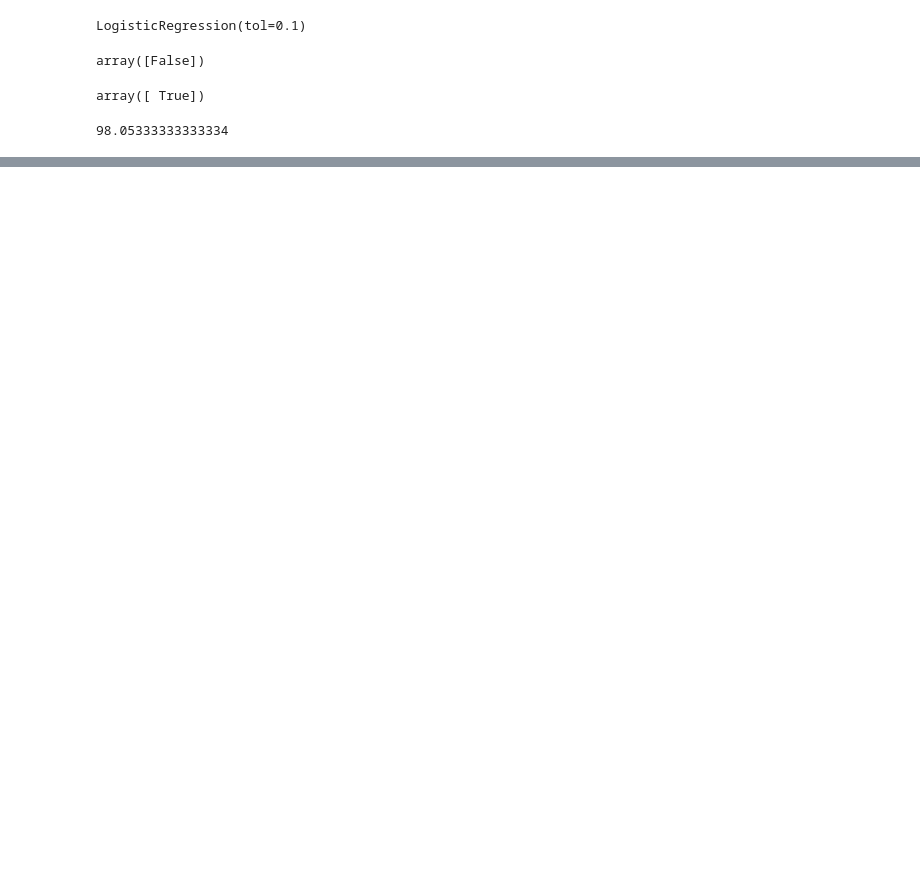
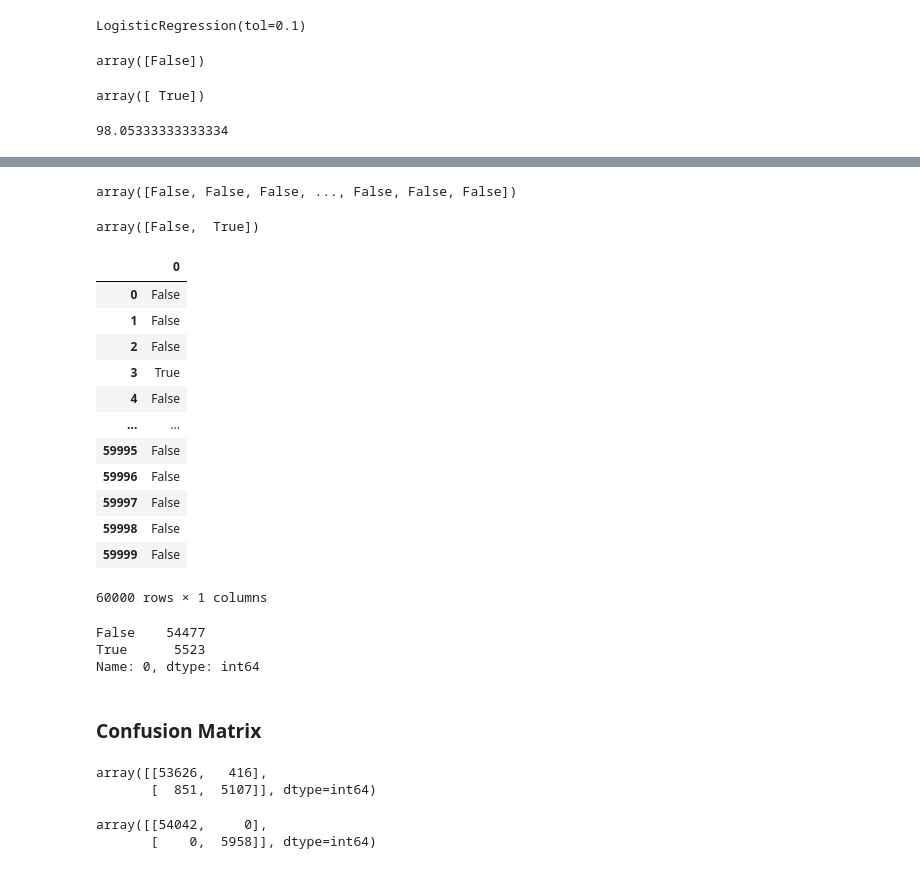
Before and after one commit to KayVeeZ/learning_ml, a Jupyter notebook: MNIST_detector.ipynb, the cells around one changed output, grey strips where cells are left out. Saved outputs shown, nothing was run; the diff lists cells and outputs as text; code cells hidden in the pictures; blank space fills up the shorter version.

```diff
--- a/MNIST_detector.ipynb
+++ b/MNIST_detector.ipynb
@@ -200,0 +150,34 @@ a.mean()
+# %%
+y_train_pred = cross_val_predict(clf, x_train, y_train_2, cv=3)
+# %%
+y_train_pred
+# %% [output]
+array([False, False, False, ..., False, False, False])
+# %%
+(pd.DataFrame(y_train_pred))[0].unique()
+# %% [output]
+array([False,  True])
+# %%
+pd.DataFrame(y_train_pred)
+# %% [output]
+|  | 0 |
+| 0 | False |
+| 1 | False |
+| 2 | False |
+| 3 | True |
+| 4 | False |
+| ... | ... |
+| 59995 | False |
+| 59996 | False |
+| 59997 | False |
+| 59998 | False |
+| 59999 | False |
+60000 rows × 1 columns
+# %%
+(pd.DataFrame(y_train_pred))[0].value_counts()
+# %% [output]
+False    54477
+True      5523
+Name: 0, dtype: int64
+# %% [markdown]
+### Confusion Matrix
@@ -200,0 +186,10 @@ a.mean()
+# %%
+confusion_matrix(y_train_2, y_train_pred)
+# %% [output]
+array([[53626,   416],
+       [  851,  5107]], dtype=int64)
+# %%
+confusion_matrix(y_train_2, y_train_2)
+# %% [output]
+array([[54042,     0],
+       [    0,  5958]], dtype=int64)
```
Also changed, not shown: parts of 42 cells of this notebook.
